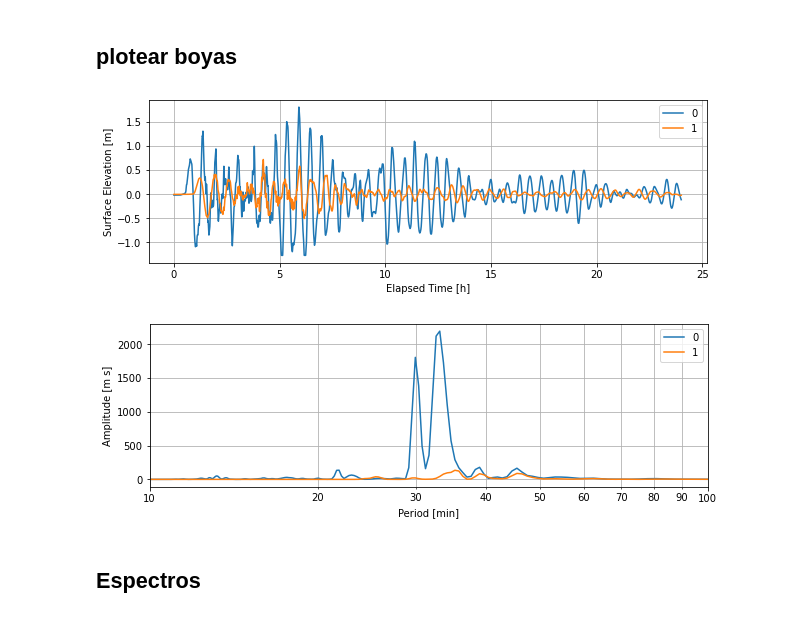
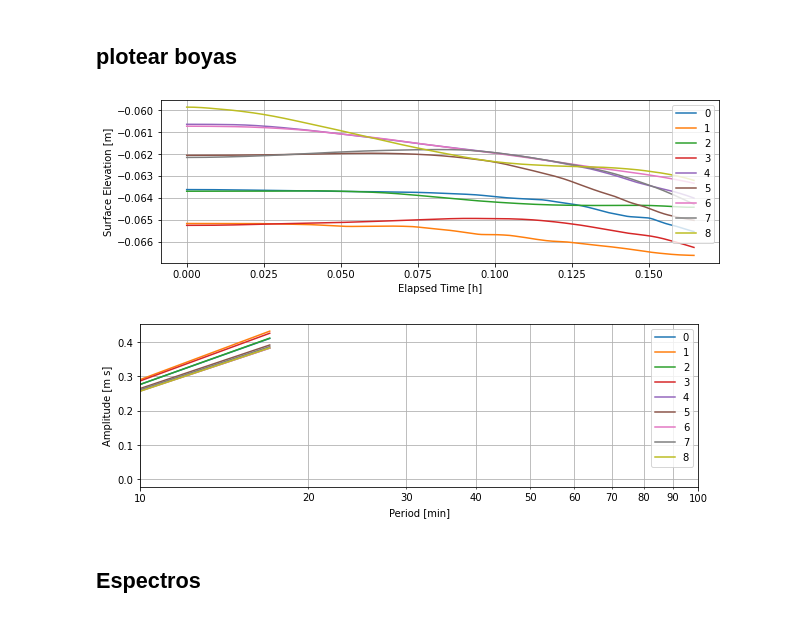
Before and after one commit to Maurici0-Diaz/Resonancia, a Jupyter notebook: Analisis_ts.ipynb, the cells around one changed output. Drawn from its saved outputs; the diff is of its cells as text; code cells hidden in the pictures.

```diff
--- a/Analisis_ts.ipynb
+++ b/Analisis_ts.ipynb
@@ -19,7 +19,7 @@ def eta_boya(nc_file,boya):
     return t,eta
 # %%
 #direccion completa del archivo a cargar
-nc_file=r"G:\My Drive\UTFSM\memoria\tareas\tarea03\tst\out_04\layer01_ts.nc"
+nc_file=r"G:\My Drive\UTFSM\compartidos\HySea - Resonancia\Modelos\tarea03\layer00_ts.nc"
 
 nc_data=xr.open_dataset(nc_file)
 # ver contenidos archivo nc (grd)
@@ -46,39 +28,39 @@ Data variables:
 # %% [markdown]
 ## plotear boyas
 # %%
-boyas_sel=[0,1]
+boyas_sel=[0,1,2,3,4,5,6,7,8]
 
 fig1,ax1 = plt.subplots(figsize=(10,3))    # Serie de tiempo
 
 fig2,ax2 = plt.subplots(figsize=(10,3))    # Espectro
 plt.xlim(10,100)
 
 for boya in boyas_sel:
     t,eta=eta_boya(nc_file,boya)
     ax1.plot(t/60/60,eta)
 
     eta=relleno_zeros(eta)
     f,S1,S2,coh2,phase,bw=FunXSpectra(eta,eta,1,4,0)
     ax2.semilogx(1/f/60,S1)
 
 ax1.legend(boyas_sel)
 ax1.set_xlabel('Elapsed Time [h]')
 ax1.set_ylabel('Surface Elevation [m]')
 ax1.grid()
 
 ax2.legend(boyas_sel)
 ax2.yaxis.grid(which="major")
 ax2.xaxis.grid(which="both")
 ax2.xaxis.set_major_formatter(mtick.ScalarFormatter())
 ax2.xaxis.set_minor_formatter(mtick.ScalarFormatter())
 ax2.set_xlabel('Period [min]')
 ax2.set_ylabel('Amplitude [m s]')
 
 
 plt.show()
 # %% [output]
-[figure, old version]
+[figure, new version]
-[figure, old version]
+[figure, new version]
 # %% [markdown]
 ## Espectros
 # %%
```
Also changed, not shown: parts of 1 cell of this notebook.
